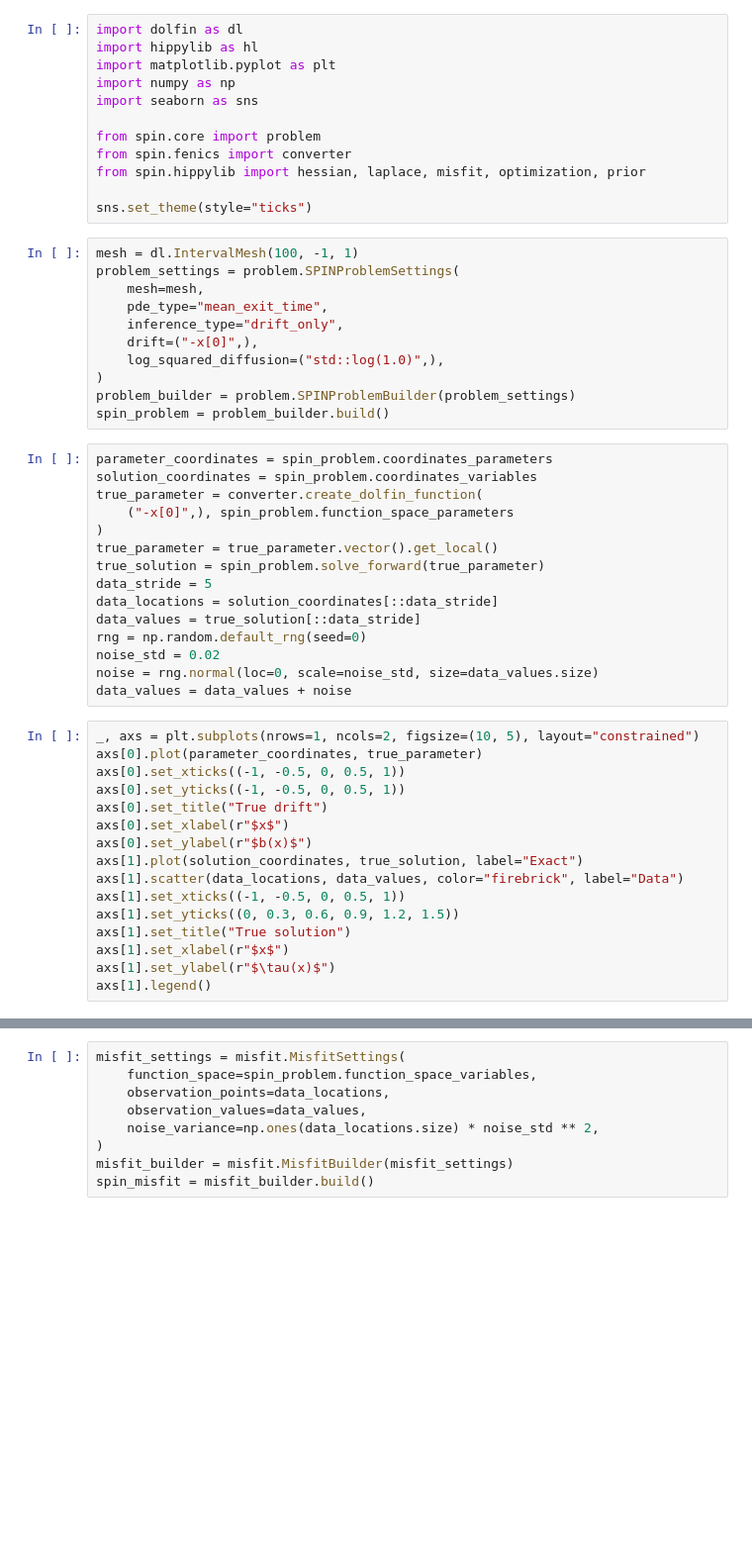
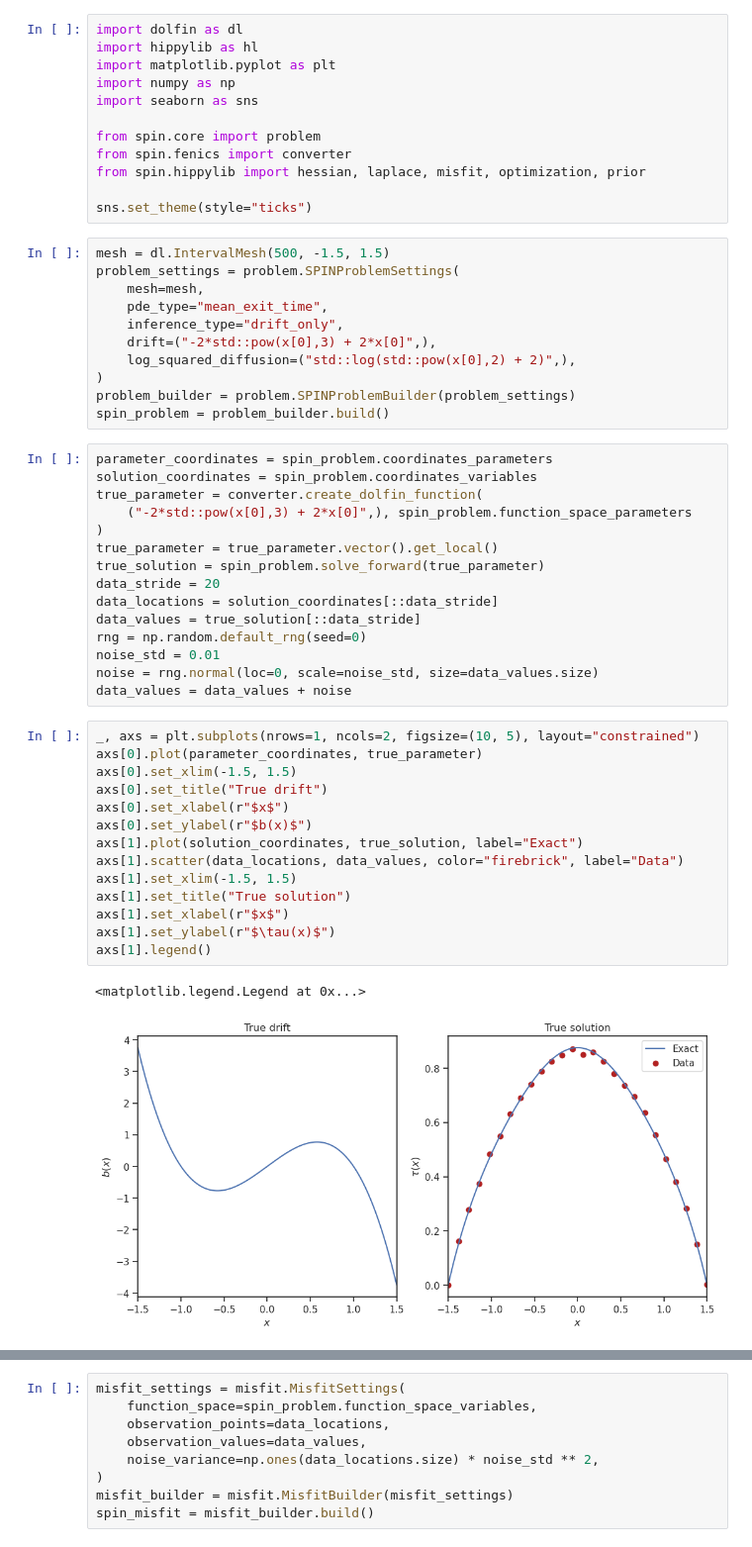
Before and after one commit to maximilian-kruse/SPIN, a Jupyter notebook: examples/1D_drift_mfpt.ipynb, the cells around one changed output, grey strips where cells are left out. Shown at 99% size. Drawn from its saved outputs; the diff is of its cells as text; blank space fills up the shorter version.

```diff
--- a/examples/1D_drift_mfpt.ipynb
+++ b/examples/1D_drift_mfpt.ipynb
@@ -11,13 +11,13 @@ from spin.hippylib import hessian, laplace, misfit, optimization, prior
 
 sns.set_theme(style="ticks")
 # %%
-mesh = dl.IntervalMesh(100, -1, 1)
+mesh = dl.IntervalMesh(500, -1.5, 1.5)
 problem_settings = problem.SPINProblemSettings(
     mesh=mesh,
     pde_type="mean_exit_time",
     inference_type="drift_only",
-    drift=("-x[0]",),
-    log_squared_diffusion=("std::log(1.0)",),
+    drift=("-2*std::pow(x[0],3) + 2*x[0]",),
+    log_squared_diffusion=("std::log(std::pow(x[0],2) + 2)",),
 )
 problem_builder = problem.SPINProblemBuilder(problem_settings)
 spin_problem = problem_builder.build()
@@ -25,33 +25,34 @@ spin_problem = problem_builder.build()
 parameter_coordinates = spin_problem.coordinates_parameters
 solution_coordinates = spin_problem.coordinates_variables
 true_parameter = converter.create_dolfin_function(
-    ("-x[0]",), spin_problem.function_space_parameters
+    ("-2*std::pow(x[0],3) + 2*x[0]",), spin_problem.function_space_parameters
 )
 true_parameter = true_parameter.vector().get_local()
 true_solution = spin_problem.solve_forward(true_parameter)
-data_stride = 5
+data_stride = 20
 data_locations = solution_coordinates[::data_stride]
 data_values = true_solution[::data_stride]
 rng = np.random.default_rng(seed=0)
-noise_std = 0.02
+noise_std = 0.01
 noise = rng.normal(loc=0, scale=noise_std, size=data_values.size)
 data_values = data_values + noise
 # %%
 _, axs = plt.subplots(nrows=1, ncols=2, figsize=(10, 5), layout="constrained")
 axs[0].plot(parameter_coordinates, true_parameter)
-axs[0].set_xticks((-1, -0.5, 0, 0.5, 1))
-axs[0].set_yticks((-1, -0.5, 0, 0.5, 1))
+axs[0].set_xlim(-1.5, 1.5)
 axs[0].set_title("True drift")
 axs[0].set_xlabel(r"$x$")
 axs[0].set_ylabel(r"$b(x)$")
 axs[1].plot(solution_coordinates, true_solution, label="Exact")
 axs[1].scatter(data_locations, data_values, color="firebrick", label="Data")
-axs[1].set_xticks((-1, -0.5, 0, 0.5, 1))
-axs[1].set_yticks((0, 0.3, 0.6, 0.9, 1.2, 1.5))
+axs[1].set_xlim(-1.5, 1.5)
 axs[1].set_title("True solution")
 axs[1].set_xlabel(r"$x$")
 axs[1].set_ylabel(r"$\tau(x)$")
 axs[1].legend()
+# %% [output]
+<matplotlib.legend.Legend at 0x...>
+[figure, added]
 # %%
 prior_settings = prior.PriorSettings(
     function_space=spin_problem.function_space_parameters,
```
Also changed, not shown: parts of 6 cells of this notebook.
